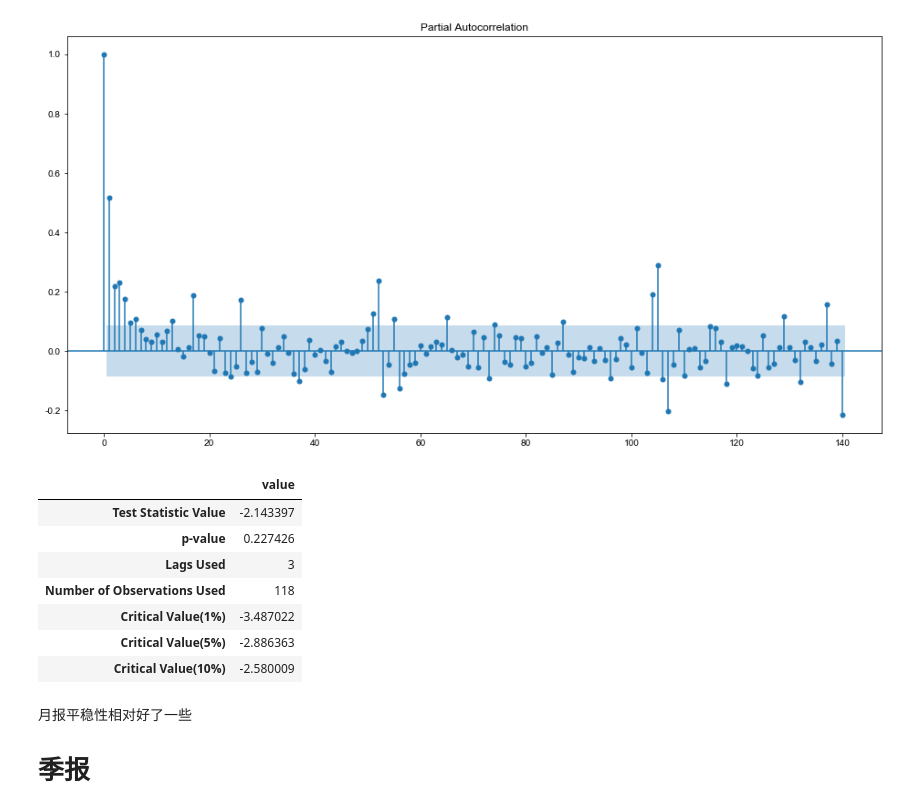
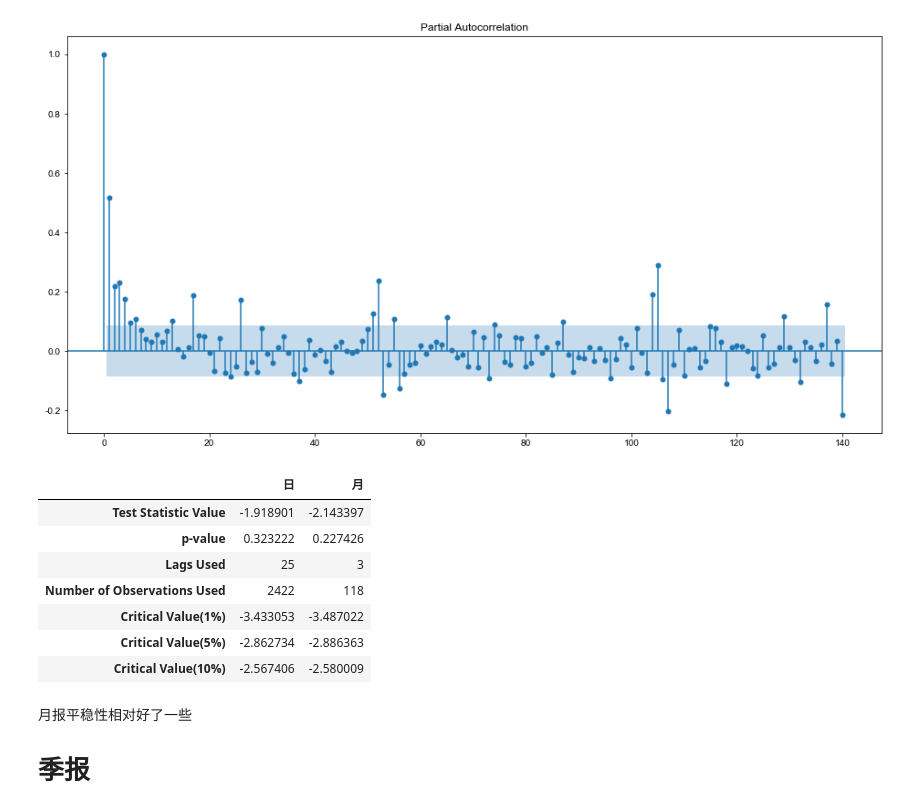
Before and after one commit to thales-ucas/zeal, a Jupyter notebook: ts.ipynb, the cells around one changed output. Cells and saved outputs as stored; diff of their text form; code cells hidden in the pictures.

```diff
--- a/ts.ipynb
+++ b/ts.ipynb
@@ -279,17 +280,18 @@ array([ 1.00000000e+00,  5.15467689e-01,  2.16739093e-01,  2.30129763e-01,
         2.15928354e-02,  1.57788791e-01, -4.32719299e-02,  3.45304761e-02,
        -2.15820253e-01])
 [figure]
-# %%
-dickey(month)
-# %% [output]
-|  | value |
-| Test Statistic Value | -2.143397 |
-| p-value | 0.227426 |
-| Lags Used | 3 |
-| Number of Observations Used | 118 |
-| Critical Value(1%) | -3.487022 |
-| Critical Value(5%) | -2.886363 |
-| Critical Value(10%) | -2.580009 |
+# %%
+adfuller['月'] = dickey(month)
+adfuller
+# %% [output]
+|  | 日 | 月 |
+| Test Statistic Value | -1.918901 | -2.143397 |
+| p-value | 0.323222 | 0.227426 |
+| Lags Used | 25 | 3 |
+| Number of Observations Used | 2422 | 118 |
+| Critical Value(1%) | -3.433053 | -3.487022 |
+| Critical Value(5%) | -2.862734 | -2.886363 |
+| Critical Value(10%) | -2.567406 | -2.580009 |
 # %% [markdown]
 月报平稳性相对好了一些
 
```
Also changed, not shown: parts of 10 cells of this notebook.
